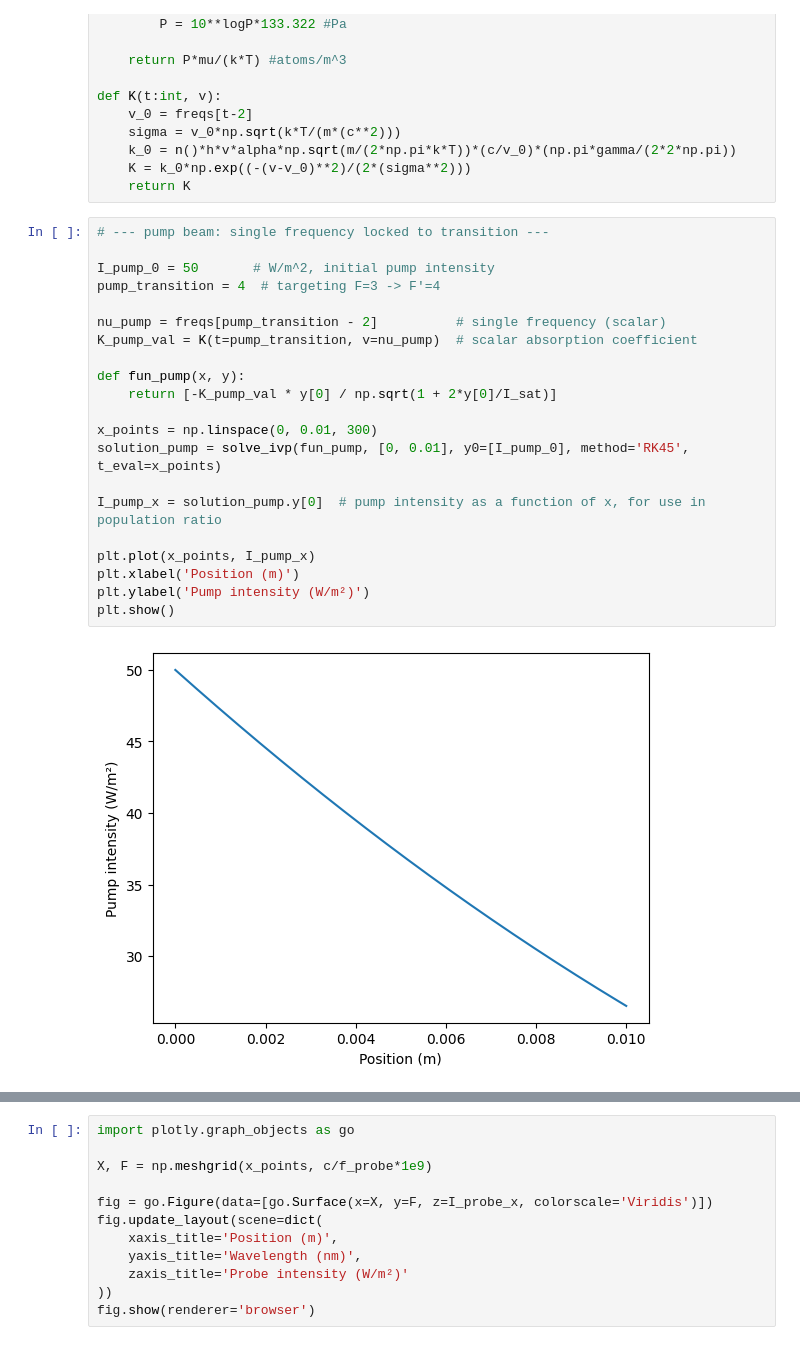
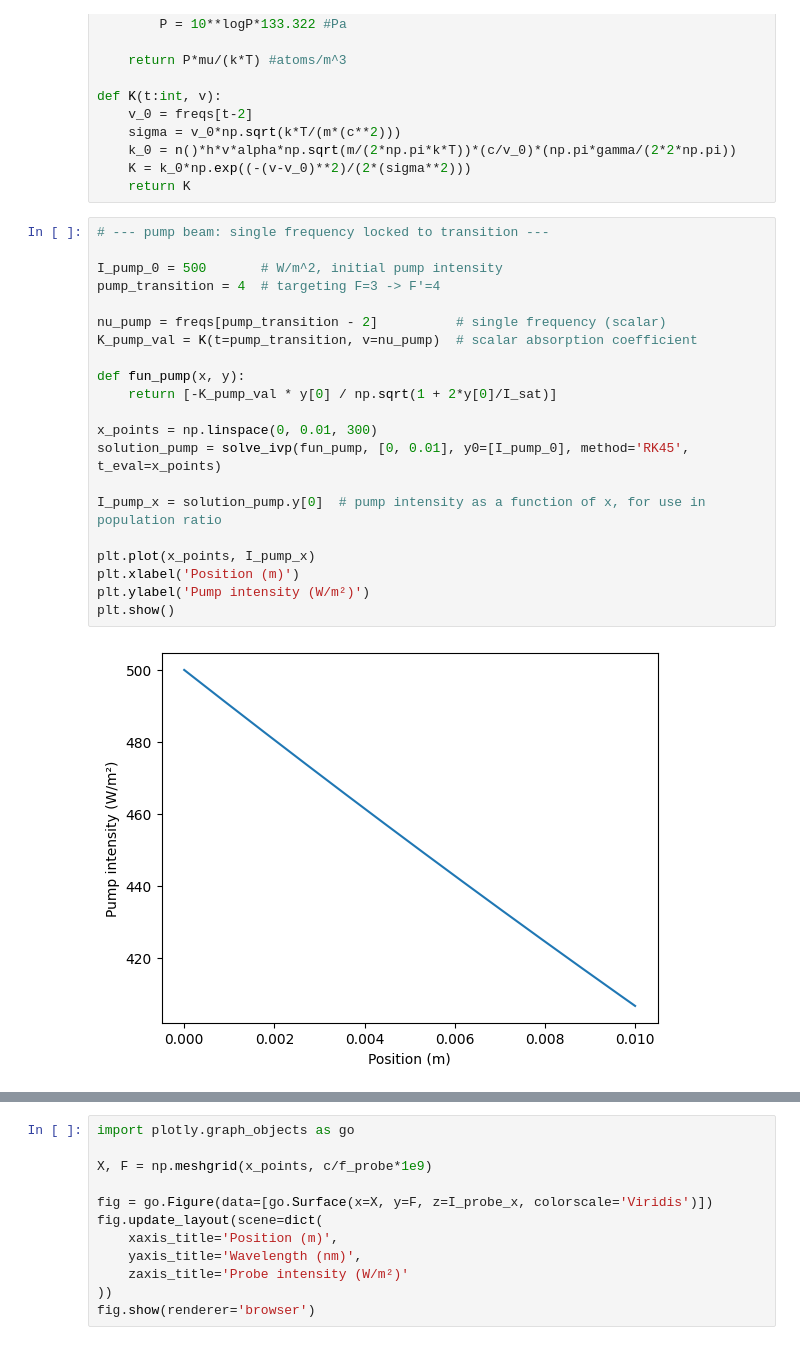
Before and after one commit to ErayBaykal/SAS_Sims, a Jupyter notebook: SAS_Sims.ipynb, the cells around one changed output, grey strips where cells are left out. Cells and saved outputs as stored; diff of their text form.

```diff
--- a/SAS_Sims.ipynb
+++ b/SAS_Sims.ipynb
@@ -42,26 +42,26 @@ def K(t:int, v):
 # %%
 # --- pump beam: single frequency locked to transition ---
 
-I_pump_0 = 50       # W/m^2, initial pump intensity
+I_pump_0 = 500       # W/m^2, initial pump intensity
 pump_transition = 4  # targeting F=3 -> F'=4
 
 nu_pump = freqs[pump_transition - 2]          # single frequency (scalar)
 K_pump_val = K(t=pump_transition, v=nu_pump)  # scalar absorption coefficient
 
 def fun_pump(x, y):
     return [-K_pump_val * y[0] / np.sqrt(1 + 2*y[0]/I_sat)]
 
 x_points = np.linspace(0, 0.01, 300)
 solution_pump = solve_ivp(fun_pump, [0, 0.01], y0=[I_pump_0], method='RK45', t_eval=x_points)
 
 I_pump_x = solution_pump.y[0]  # pump intensity as a function of x, for use in population ratio
 
 plt.plot(x_points, I_pump_x)
 plt.xlabel('Position (m)')
 plt.ylabel('Pump intensity (W/m²)')
 plt.show()
 # %% [output]
-[figure, old version]
+[figure, new version]
 # %%
 # --- probe beam: frequency dependent, counter-propagating ---
 
```
Also changed, not shown: parts of 1 cell of this notebook.
